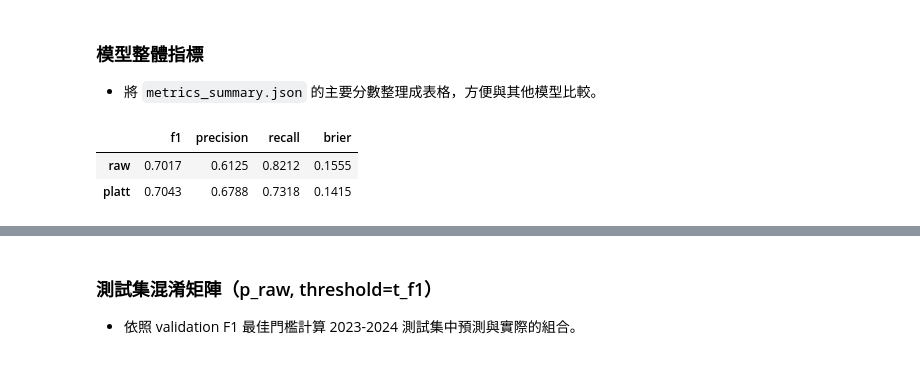
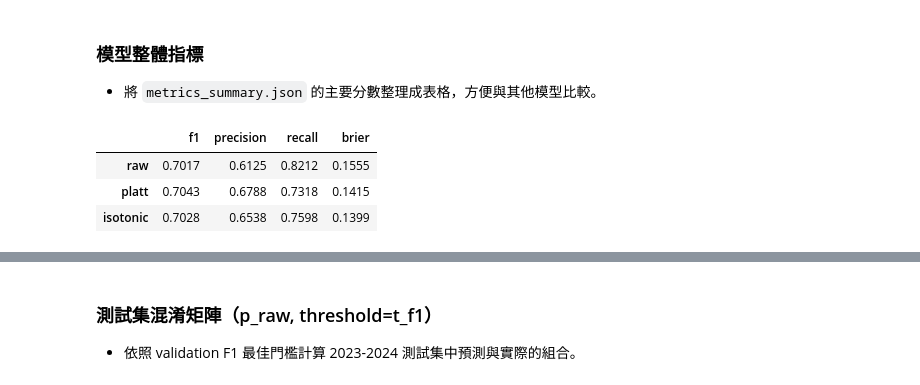
Before and after one commit to chieh1227/fintech_ML_project, a Jupyter notebook: baseline_model.ipynb, the cells around one changed output, grey strips where cells are left out. Drawn from its saved outputs; the diff is of its cells as text; code cells hidden in the pictures.

```diff
--- a/baseline_model.ipynb
+++ b/baseline_model.ipynb
@@ -397,15 +397,15 @@ split_stats
 # %%
 import json, pandas as pd
 
 if 'metrics_summary' not in globals():
     with open(f"{OUT_DIR}/metrics_summary.json", 'r', encoding='utf-8') as f:
         metrics_summary = json.load(f)
 
 metrics_df = pd.DataFrame({k: v for k, v in metrics_summary.items() if isinstance(v, dict) and 'pr_auc' in v}).T
-metrics_df = metrics_df.drop(index=['isotonic'], errors='ignore')
 metrics_df = metrics_df[[ 'f1', 'precision', 'recall', 'brier']]
 metrics_df.round({ 'f1': 4, 'precision': 4, 'recall': 4, 'brier': 4})
 # %% [output]
 |  | f1 | precision | recall | brier |
 | raw | 0.7017 | 0.6125 | 0.8212 | 0.1555 |
 | platt | 0.7043 | 0.6788 | 0.7318 | 0.1415 |
+| isotonic | 0.7028 | 0.6538 | 0.7598 | 0.1399 |
```
Also changed, not shown: parts of 5 cells of this notebook, 1 other file.
